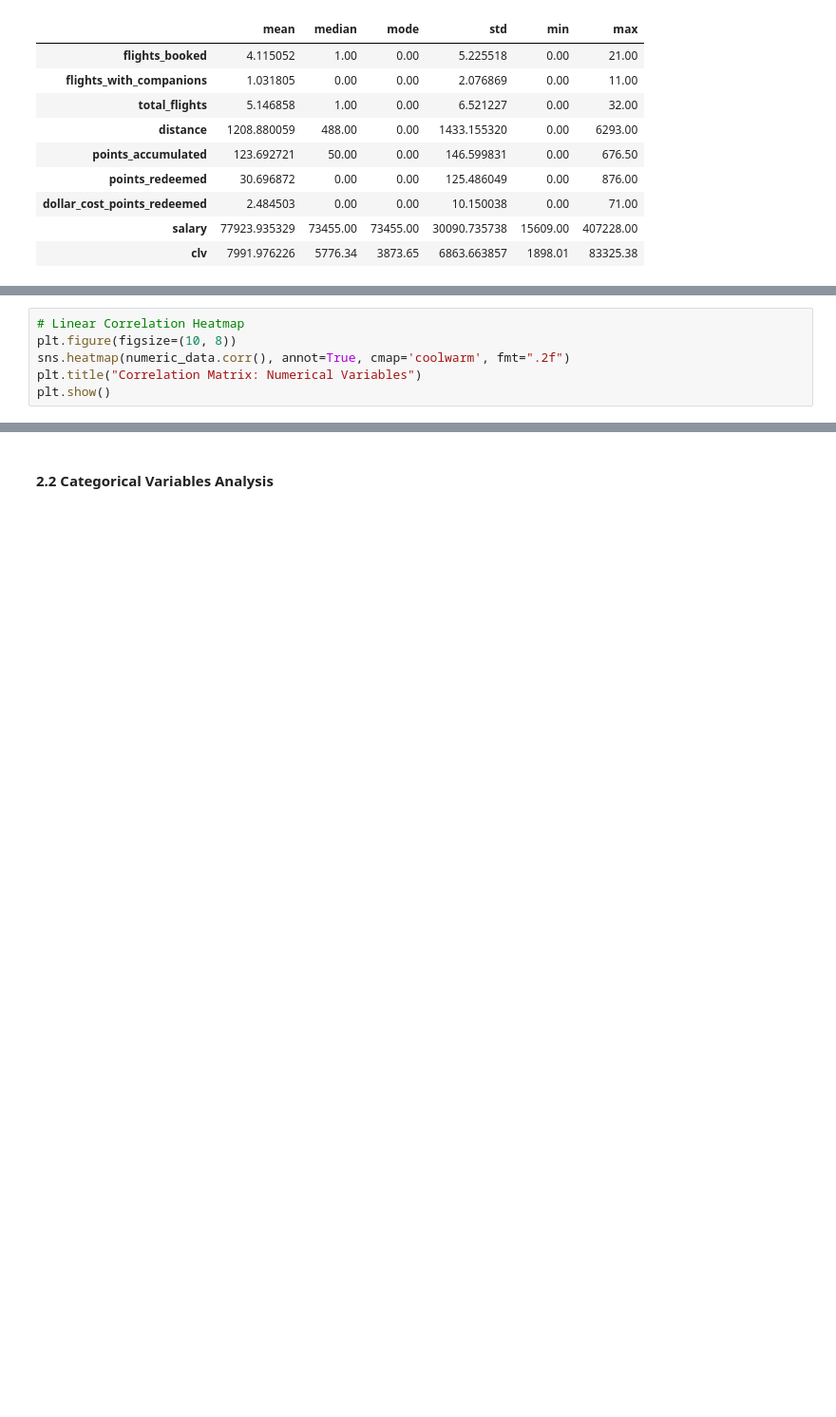
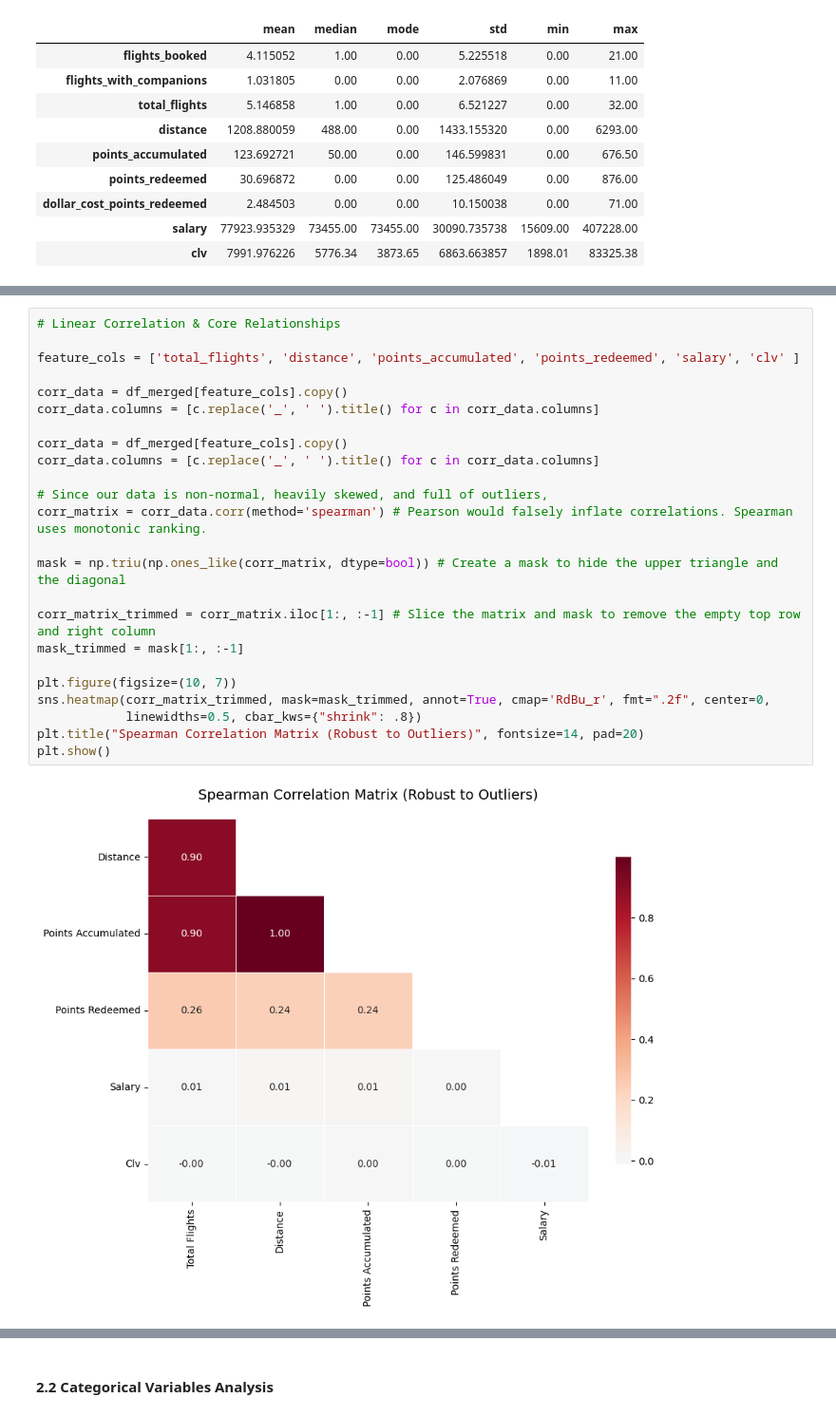
Before and after one commit to Adalab/bda-modulo-3-evaluacion-final-nataliapozoaraque-hash, a Jupyter notebook: flight_loyalty.analysis.ipynb, the cells around one changed output, grey strips where cells are left out. Shown at 95% size. Saved outputs shown, nothing was run; the diff lists cells and outputs as text; blank space fills up the shorter version.

```diff
--- a/flight_loyalty.analysis.ipynb
+++ b/flight_loyalty.analysis.ipynb
@@ -484,6 +502,26 @@ NameError: name 'ticker' is not defined
-# %%
-# Linear Correlation Heatmap
-plt.figure(figsize=(10, 8))
-sns.heatmap(numeric_data.corr(), annot=True, cmap='coolwarm', fmt=".2f")
-plt.title("Correlation Matrix: Numerical Variables")
-plt.show()
+# %%
+# Linear Correlation & Core Relationships
+
+feature_cols = ['total_flights', 'distance', 'points_accumulated', 'points_redeemed', 'salary', 'clv' ]
+
+corr_data = df_merged[feature_cols].copy()
+corr_data.columns = [c.replace('_', ' ').title() for c in corr_data.columns]
+
+corr_data = df_merged[feature_cols].copy()
+corr_data.columns = [c.replace('_', ' ').title() for c in corr_data.columns]
+
+# Since our data is non-normal, heavily skewed, and full of outliers,
+corr_matrix = corr_data.corr(method='spearman') # Pearson would falsely inflate correlations. Spearman uses monotonic ranking.
+
+mask = np.triu(np.ones_like(corr_matrix, dtype=bool)) # Create a mask to hide the upper triangle and the diagonal
+
+corr_matrix_trimmed = corr_matrix.iloc[1:, :-1] # Slice the matrix and mask to remove the empty top row and right column
+mask_trimmed = mask[1:, :-1]
+
+plt.figure(figsize=(10, 7))
+sns.heatmap(corr_matrix_trimmed, mask=mask_trimmed, annot=True, cmap='RdBu_r', fmt=".2f", center=0,
+            linewidths=0.5, cbar_kws={"shrink": .8})
+plt.title("Spearman Correlation Matrix (Robust to Outliers)", fontsize=14, pad=20)
+plt.show()
+# %% [output]
+[figure, added]
```
Also changed, not shown: parts of 5 cells of this notebook.
